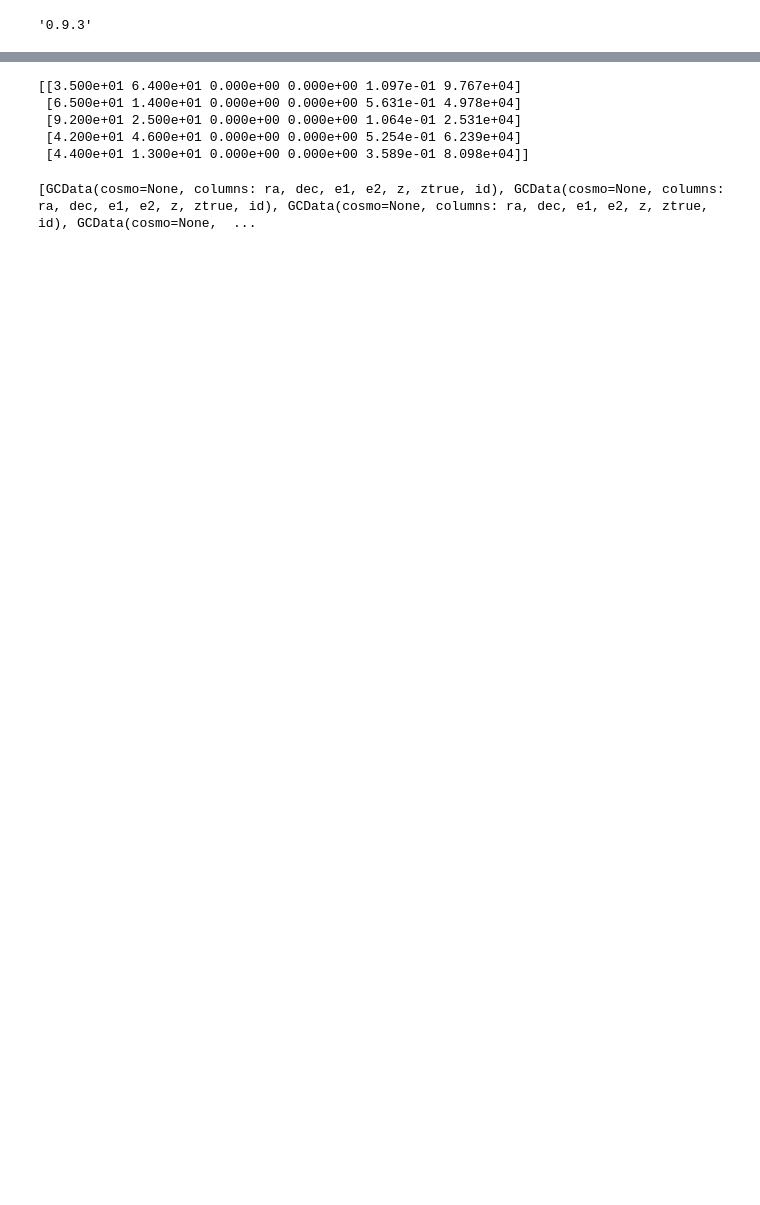
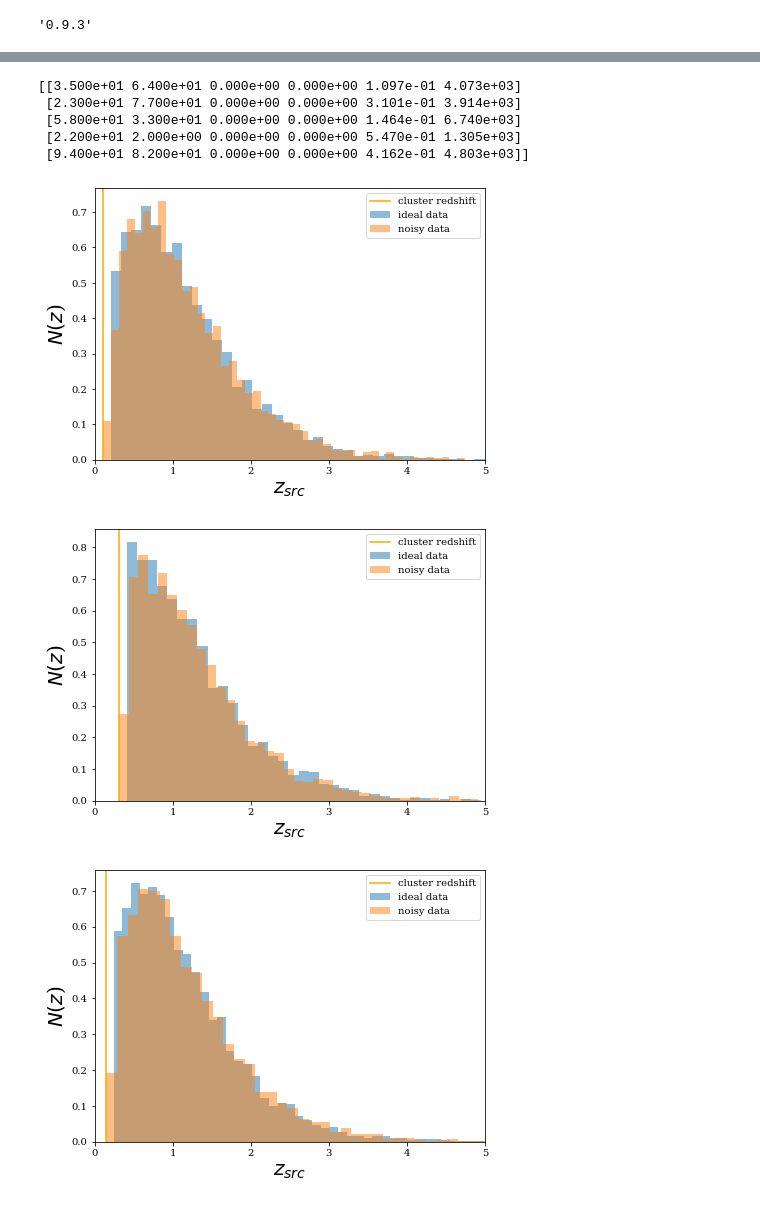
Before and after one commit to nicolahunfeld/masterproject, a Jupyter notebook: codingfirststepsnicola.ipynb, the cells around one changed output, grey strips where cells are left out. Saved outputs shown, nothing was run; the diff lists cells and outputs as text; code cells hidden in the pictures; blank space fills up the shorter version.

```diff
--- a/codingfirststepsnicola.ipynb
+++ b/codingfirststepsnicola.ipynb
@@ -47,35 +47,55 @@ print(cluster_1)
 # %%
 import random
+random.seed(22) #gibt einem immer die gleichen zufälligen zahlen
 import numpy as np
 np.set_printoptions(precision=3)
 num = 5
-cluster_data = np.zeros((5,6))
+cluster_data = np.zeros((num,6))
 for k in range(num):
     cluster_data[k][0] = np.random.randint(10,100) #masse
     cluster_data[k][1] = np.random.randint(1,100)
     cluster_data[k][2] = 0
     cluster_data[k][3] = 0
     cluster_data[k][4] = np.random.uniform(0.1,0.6)
-    cluster_data[k][5] = np.random.randint(50,100000)
+    cluster_data[k][5] = np.random.randint(50,10000)
 print(cluster_data)
 # %% [output]
-[[3.500e+01 6.400e+01 0.000e+00 0.000e+00 1.097e-01 9.767e+04]
- [6.500e+01 1.400e+01 0.000e+00 0.000e+00 5.631e-01 4.978e+04]
- [9.200e+01 2.500e+01 0.000e+00 0.000e+00 1.064e-01 2.531e+04]
- [4.200e+01 4.600e+01 0.000e+00 0.000e+00 5.254e-01 6.239e+04]
- [4.400e+01 1.300e+01 0.000e+00 0.000e+00 3.589e-01 8.098e+04]]
+[[3.500e+01 6.400e+01 0.000e+00 0.000e+00 1.097e-01 4.073e+03]
+ [2.300e+01 7.700e+01 0.000e+00 0.000e+00 3.101e-01 3.914e+03]
+ [5.800e+01 3.300e+01 0.000e+00 0.000e+00 1.464e-01 6.740e+03]
+ [2.200e+01 2.000e+00 0.000e+00 0.000e+00 5.470e-01 1.305e+03]
+ [9.400e+01 8.200e+01 0.000e+00 0.000e+00 4.162e-01 4.803e+03]]
-# %%
-ideal_data = []
-noisy_data = []
-for k in range(5):
-    cluster_m = cluster_data[k][0]
-    cluster_z = cluster_data[k][4]
-    concentration = cluster_data[k][1]
-    ngals = int(cluster_data[k][5])
-    ideal_data.append( mock.generate_galaxy_catalog(cluster_m , cluster_z, concentration, cosmo, 'chang13', zsrc_min = cluster_z + 0.1, ngals = ngals))
-    noisy_data.append( mock.generate_galaxy_catalog(cluster_m, cluster_z, concentration, cosmo, 'chang13', zsrc_min = cluster_z + 0.1,
-                                          shapenoise=0.05, photoz_sigma_unscaled=0.05, ngals=ngals))
-
-print(ideal_data)
-# %% [output]
-[GCData(cosmo=None, columns: ra, dec, e1, e2, z, ztrue, id), GCData(cosmo=None, columns: ra, dec, e1, e2, z, ztrue, id), GCData(cosmo=None, columns: ra, dec, e1, e2, z, ztrue, id), GCData(cosmo=None,  ...
+# %%
+import astropy
+import numpy as np
+ideal_data = []
+noisy_data = []
+
+for k in range(num):
+
+    cluster_m = cluster_data[k][0]
+    cluster_z = cluster_data[k][4]
+    concentration = cluster_data[k][1]
+    ngals = int(cluster_data[k][5])
+    buggy_data = mock.generate_galaxy_catalog(cluster_m, cluster_z, concentration, cosmo, 'chang13', zsrc_min = cluster_z + 0.1,shapenoise=0.05, photoz_sigma_unscaled=0.05, ngals=ngals)
+
+    #sortiert nachher die galaxien raus die den falschen redshift besitzen
+    mask = buggy_data['z'] < cluster_z #die galaxien sollten entfernt werden nicht maskiert...nur vorrübergehend
+    #print(buggy_data['z'][mask])
+    #print('cluster rotversciebung')
+    #print(cluster_data[k][4])
+
+    buggy_data['z'] = np.where(buggy_data['z'] < cluster_z, np.random.uniform(cluster_z,0.6), buggy_data['z'])
+    #print(buggy_data['z'])
+    #print('hats geklappt?')
+    mask = buggy_data['z'] < cluster_z
+    #print(buggy_data['z'][mask])
+    realredshift = buggy_data['z']
+    #print(sum(buggy_data['z']<=0))
+
+    ideal_data.append( mock.generate_galaxy_catalog(cluster_m , cluster_z, concentration, cosmo, 'chang13', zsrc_min = cluster_z + 0.1, ngals = ngals))
+    noisy_data.append(buggy_data)
+
+
+
+#print(ideal_data)
@@ -81,0 +106,14 @@ print(ideal_data)
+# %%
+for k in range(num):
+    plt.figure(figsize=(7,5))
+    plt.hist(ideal_data[k]['z'], density = True, alpha=0.5, bins = 50, label='ideal data')
+    plt.hist(noisy_data[k]['z'], alpha=0.5, density = True, bins = 50, label='noisy data')
+    plt.axvline(x = cluster_data[k][4], color='orange', label = 'cluster redshift')
+    plt.xlabel(r'$z_{src}$', fontsize = 20)
+    plt.ylabel(r'$N(z$)', fontsize = 20)
+    plt.legend()
+    plt.xlim(0,5)
+# %% [output]
+[figure, added]
+[figure, added]
+[figure, added]
```
Also changed, not shown: parts of 13 cells of this notebook.
